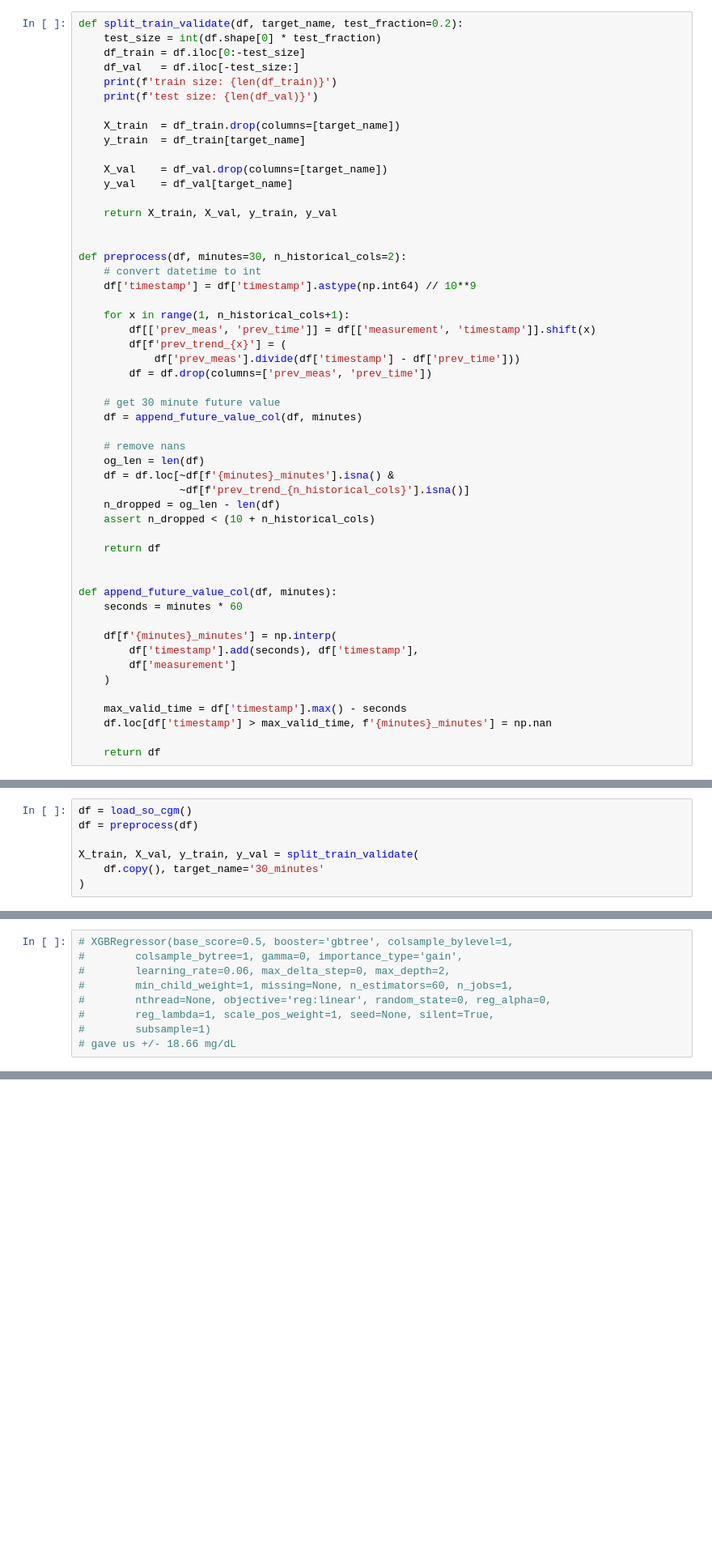
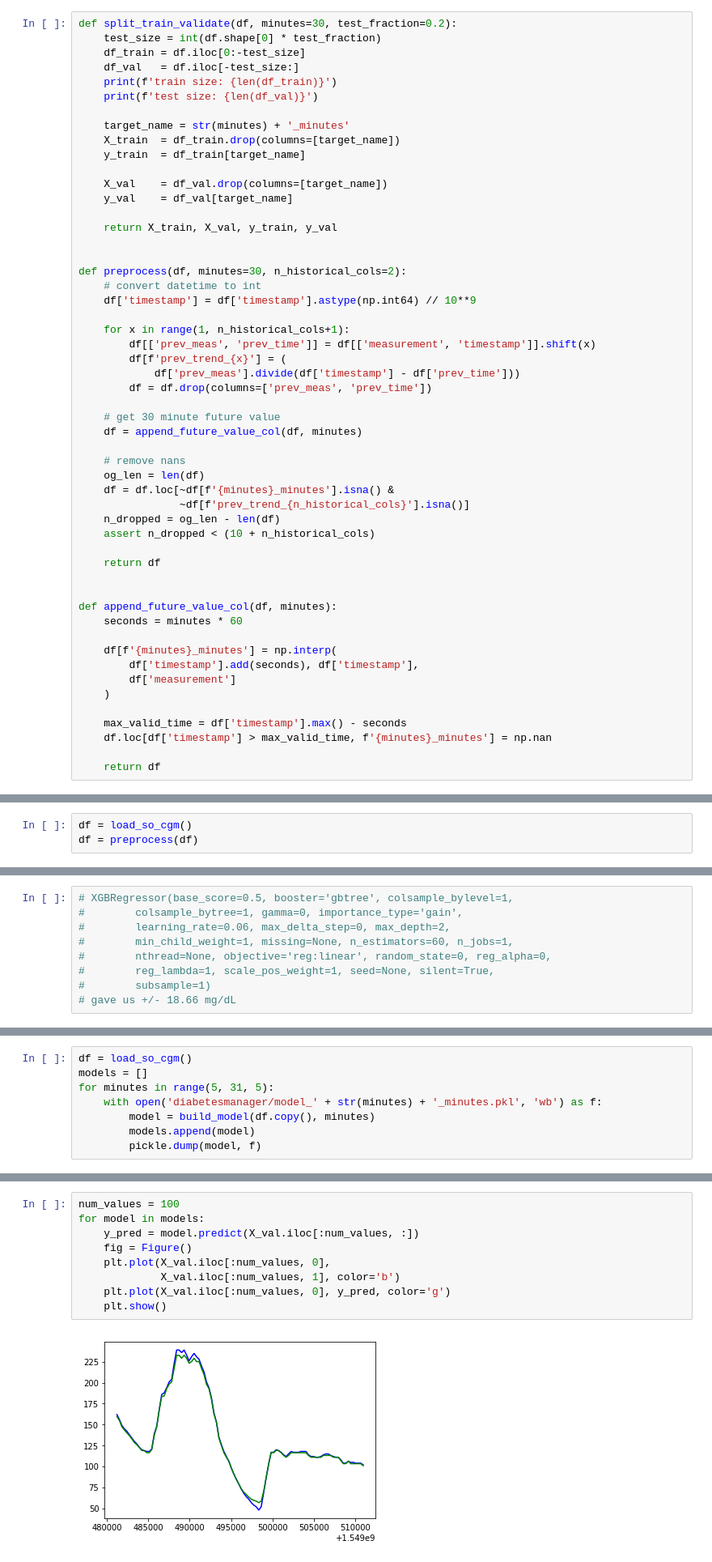
Before and after one commit to diabetes-manager/data-science, a Jupyter notebook: XGB_chris.ipynb, the cells around one changed output, grey strips where cells are left out. Shown at 81% size. Saved outputs shown, nothing was run; the diff lists cells and outputs as text; blank space fills up the shorter version.

Commit message:
Multiple models for 5, 10, ... minutes

```diff
--- a/XGB_chris.ipynb
+++ b/XGB_chris.ipynb
@@ -18,13 +21,14 @@ from scripts.data_processing import (
     load_so_cgm
 )
 # %%
-def split_train_validate(df, target_name, test_fraction=0.2):
+def split_train_validate(df, minutes=30, test_fraction=0.2):
     test_size = int(df.shape[0] * test_fraction)
     df_train = df.iloc[0:-test_size]
     df_val   = df.iloc[-test_size:]
     print(f'train size: {len(df_train)}')
     print(f'test size: {len(df_val)}')
 
+    target_name = str(minutes) + '_minutes'
     X_train  = df_train.drop(columns=[target_name])
     y_train  = df_train[target_name]
 
@@ -88,7 +94,3 @@ baseline_rmse(df=load_so_cgm(), minutes=30)
 # %%
 df = load_so_cgm()
 df = preprocess(df)
-
-X_train, X_val, y_train, y_val = split_train_validate(
-    df.copy(), target_name='30_minutes'
-)
@@ -131,0 +142,8 @@ print('rmse:', np.sqrt(mean_squared_error(y_val, y_pred)))
+# %%
+df = load_so_cgm()
+models = []
+for minutes in range(5, 31, 5):
+    with open('diabetesmanager/model_' + str(minutes) + '_minutes.pkl', 'wb') as f:
+        model = build_model(df.copy(), minutes)
+        models.append(model)
+        pickle.dump(model, f)
@@ -131,0 +286,11 @@ print('rmse:', np.sqrt(mean_squared_error(y_val, y_pred)))
+# %%
+num_values = 100
+for model in models:
+    y_pred = model.predict(X_val.iloc[:num_values, :])
+    fig = Figure()
+    plt.plot(X_val.iloc[:num_values, 0],
+             X_val.iloc[:num_values, 1], color='b')
+    plt.plot(X_val.iloc[:num_values, 0], y_pred, color='g')
+    plt.show()
+# %% [output]
+[figure, added]
```
Also changed, not shown: parts of 12 cells of this notebook, 6 other files.
